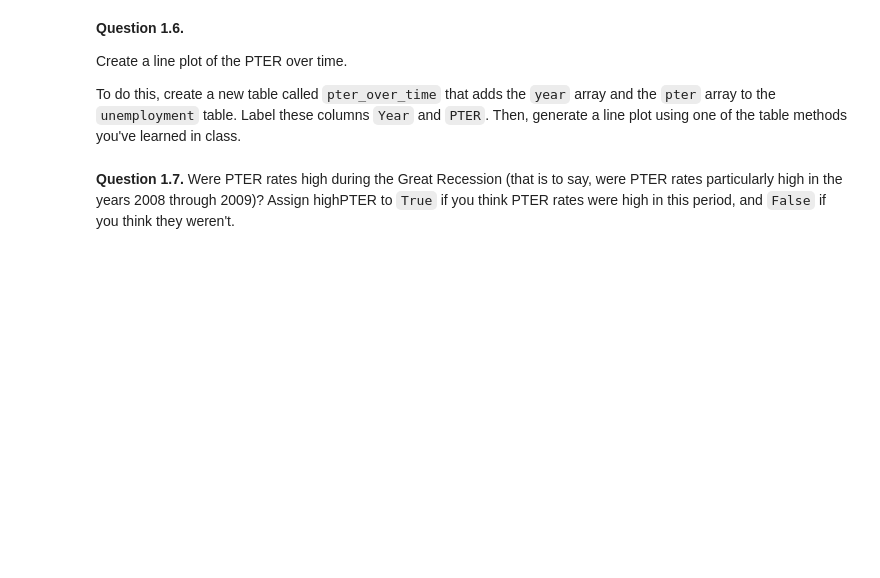
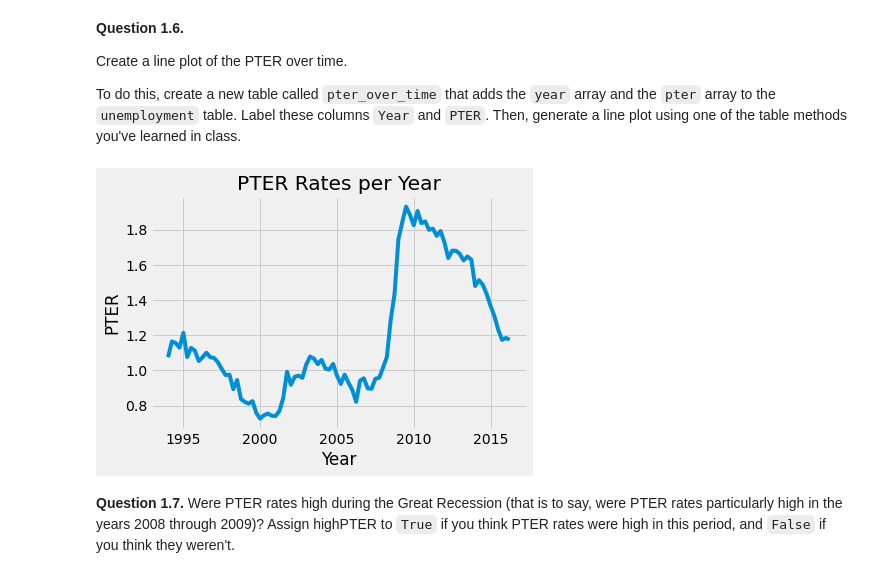
Before and after one commit to awar2170/STOR_120, a Jupyter notebook: Unit3_PythonBasics_Manipulate_Visualize_Data/STOR 120 - hw03.ipynb, the cells around one changed output. Drawn from its saved outputs; the diff is of its cells as text; code cells hidden in the pictures; blank space fills up the shorter version.

Commit message:
Homework 3 Done, Class Notes and More Datasets

```diff
--- a/Unit3_PythonBasics_Manipulate_Visualize_Data/STOR 120 - hw03.ipynb
+++ b/Unit3_PythonBasics_Manipulate_Visualize_Data/STOR 120 - hw03.ipynb
@@ -49,0 +47,3 @@ unemployment
+# %%
+unemployment = Table.read_table('Datasets/unemployment.csv')
+unemployment
@@ -60,3 +70,6 @@ by_nei_pter = ...
+# %%
+by_nei = unemployment.sort("NEI", descending = True)
+by_nei_pter = unemployment.sort("NEI-PTER", descending = True)
 # %% [markdown]
 **Question 1.3.** Use `take` to make a table containing the data for the five quarters when NEI was greatest.  Call that table `greatest_nei`.
 
@@ -83,0 +102,3 @@ pter
+# %%
+pter = unemployment.with_column("PTER", unemployment["NEI-PTER"] - unemployment["NEI"])
+pter
@@ -91,5 +125,5 @@ BEGIN QUESTION
 name: q1_5
 -->
 # %%
-by_pter = ...
+by_pter = pter
 by_pter
@@ -111,3 +154,14 @@ pter_over_time = ...
+# %%
+year = 1994 + np.arange(by_pter.num_rows)/4
+pter_over_time = pter.with_column("Year", year)
+
+plt.plot(pter_over_time["Year"],pter_over_time["PTER"])
+plt.title('PTER Rates per Year')
+plt.xlabel('Year')
+plt.ylabel('PTER')
+plt.show()
+# %% [output]
+[figure, added]
 # %% [markdown]
 **Question 1.7.** Were PTER rates high during the Great Recession (that is to say, were PTER rates particularly high in the years 2008 through 2009)? Assign highPTER to `True` if you think PTER rates were high in this period, and `False` if you think they weren't.
 
```
Also changed, not shown: parts of 40 cells of this notebook, 5 other files.
